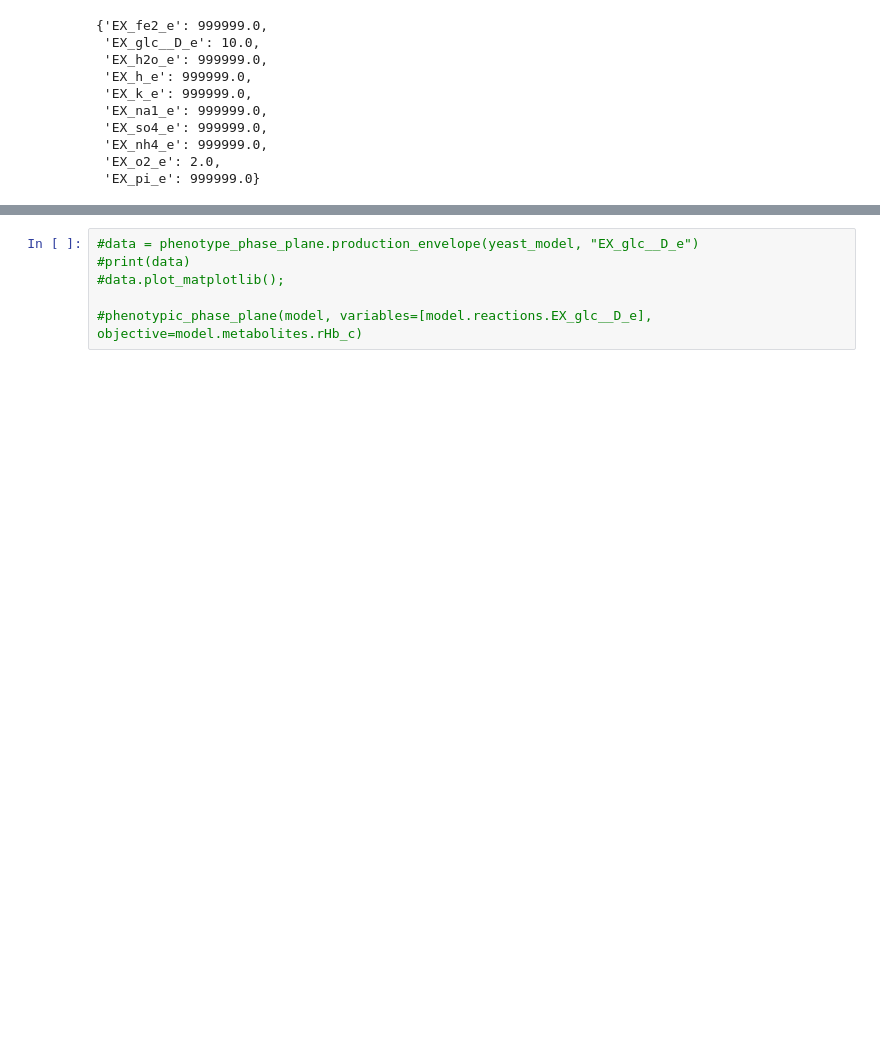
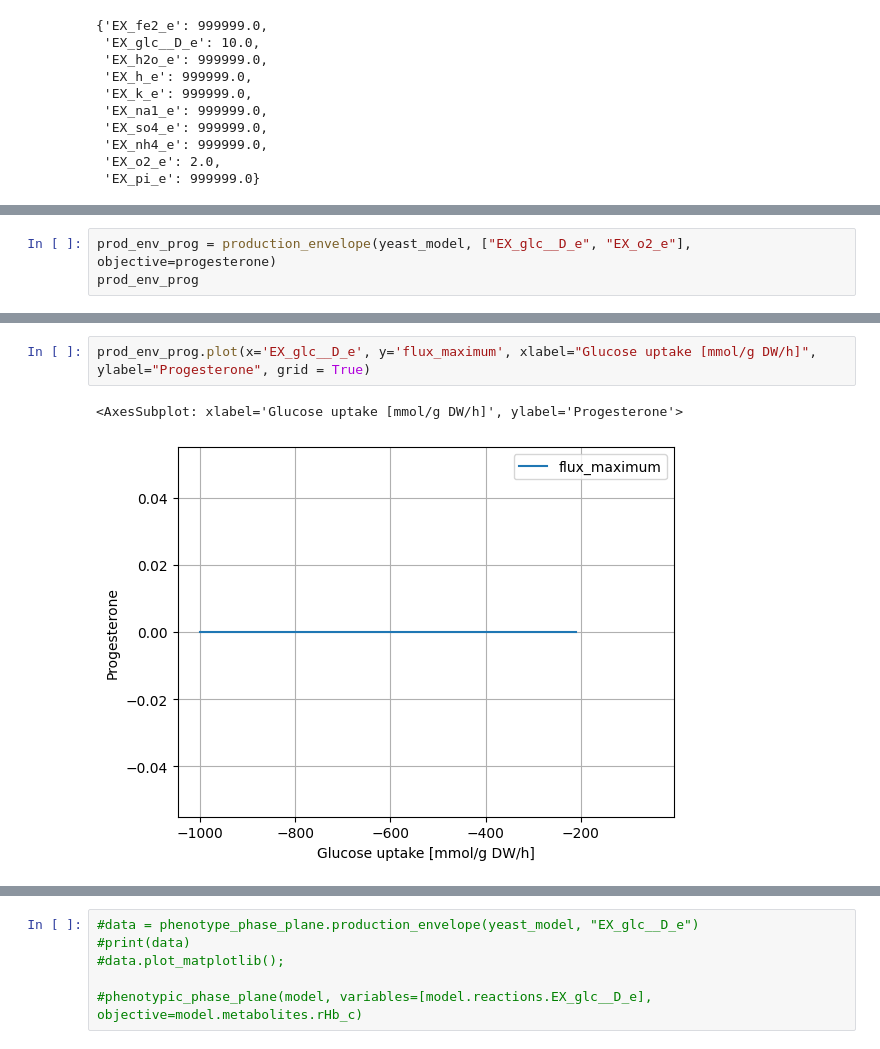
Before and after one commit to 27410/27410-group-assigment-group_3, a Jupyter notebook: phenotypic_phase_plane_analysis.ipynb, the cells around one changed output, grey strips where cells are left out. Drawn from its saved outputs; the diff is of its cells as text; blank space fills up the shorter version.

```diff
--- a/phenotypic_phase_plane_analysis.ipynb
+++ b/phenotypic_phase_plane_analysis.ipynb
@@ -66,0 +77,3 @@ prod_env.plot(kind='line', x='EX_o2_e', y='carbon_yield_maximum');
+# %%
+prod_env_prog = production_envelope(yeast_model, ["EX_glc__D_e", "EX_o2_e"], objective=progesterone)
+prod_env_prog
@@ -66,0 +94,5 @@ prod_env.plot(kind='line', x='EX_o2_e', y='carbon_yield_maximum');
+# %%
+prod_env_prog.plot(x='EX_glc__D_e', y='flux_maximum', xlabel="Glucose uptake [mmol/g DW/h]", ylabel="Progesterone", grid = True)
+# %% [output]
+<AxesSubplot: xlabel='Glucose uptake [mmol/g DW/h]', ylabel='Progesterone'>
+[figure, added]
```
Also changed, not shown: parts of 8 cells of this notebook.
